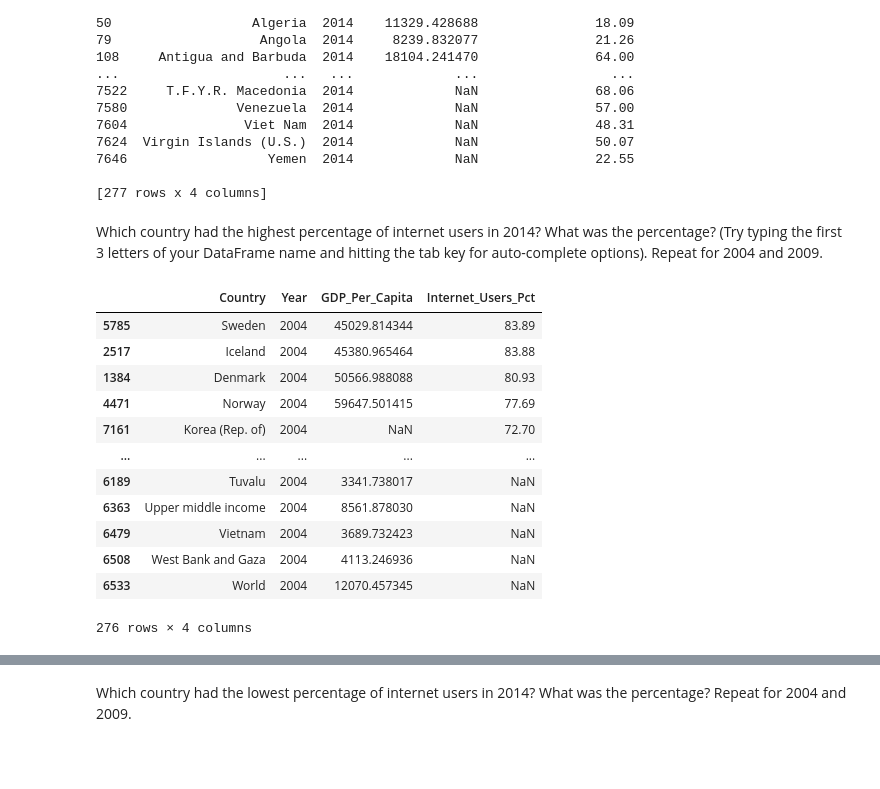
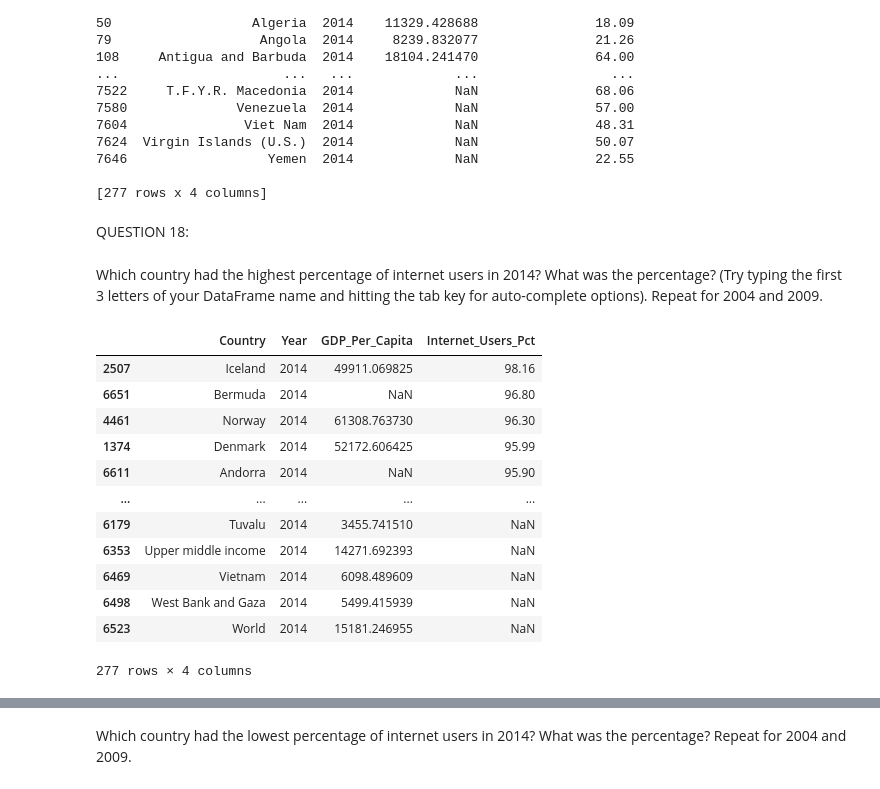
Before and after one commit to megan2/gdp-and-internet-usage-megan2, a Jupyter notebook: gdp_python_workbook.ipynb, the cells around one changed output, grey strips where cells are left out. Drawn from its saved outputs; the diff is of its cells as text; code cells hidden in the pictures; blank space fills up the shorter version.

```diff
--- a/gdp_python_workbook.ipynb
+++ b/gdp_python_workbook.ipynb
@@ -162,24 +145,26 @@ print(gdp_and_internet_use_14)
 7646                  Yemen  2014             NaN               22.55
 
 [277 rows x 4 columns]
+# %% [markdown]
+QUESTION 18:
 # %% [markdown]
 Which country had the highest percentage of internet users in 2014? What was the percentage? (Try typing the first 3 letters of your DataFrame name and hitting the tab key for auto-complete options).
 Repeat for 2004 and 2009.
 # %%
-#gdp_and_internet_use_14.sort_values('Internet_Users_Pct', ascending=False)
+gdp_and_internet_use_14.sort_values('Internet_Users_Pct', ascending=False)
 #gdp_and_internet_use_09.sort_values('Internet_Users_Pct', ascending=False)
-gdp_and_internet_use_04.sort_values('Internet_Users_Pct', ascending=False)
+#gdp_and_internet_use_04.sort_values('Internet_Users_Pct', ascending=False)
 # %% [output]
 |  | Country | Year | GDP_Per_Capita | Internet_Users_Pct |
-| 5785 | Sweden | 2004 | 45029.814344 | 83.89 |
-| 2517 | Iceland | 2004 | 45380.965464 | 83.88 |
-| 1384 | Denmark | 2004 | 50566.988088 | 80.93 |
-| 4471 | Norway | 2004 | 59647.501415 | 77.69 |
-| 7161 | Korea (Rep. of) | 2004 | NaN | 72.70 |
+| 2507 | Iceland | 2014 | 49911.069825 | 98.16 |
+| 6651 | Bermuda | 2014 | NaN | 96.80 |
+| 4461 | Norway | 2014 | 61308.763730 | 96.30 |
+| 1374 | Denmark | 2014 | 52172.606425 | 95.99 |
+| 6611 | Andorra | 2014 | NaN | 95.90 |
 | ... | ... | ... | ... | ... |
-| 6189 | Tuvalu | 2004 | 3341.738017 | NaN |
-| 6363 | Upper middle income | 2004 | 8561.878030 | NaN |
-| 6479 | Vietnam | 2004 | 3689.732423 | NaN |
-| 6508 | West Bank and Gaza | 2004 | 4113.246936 | NaN |
-| 6533 | World | 2004 | 12070.457345 | NaN |
+| 6179 | Tuvalu | 2014 | 3455.741510 | NaN |
+| 6353 | Upper middle income | 2014 | 14271.692393 | NaN |
+| 6469 | Vietnam | 2014 | 6098.489609 | NaN |
+| 6498 | West Bank and Gaza | 2014 | 5499.415939 | NaN |
+| 6523 | World | 2014 | 15181.246955 | NaN |
-276 rows × 4 columns
+277 rows × 4 columns
```
Also changed, not shown: parts of 20 cells of this notebook.
